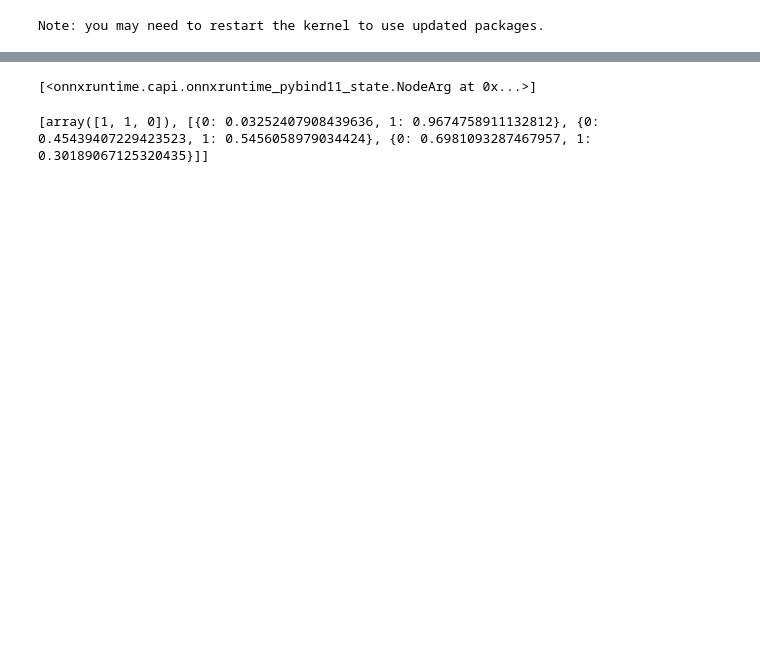
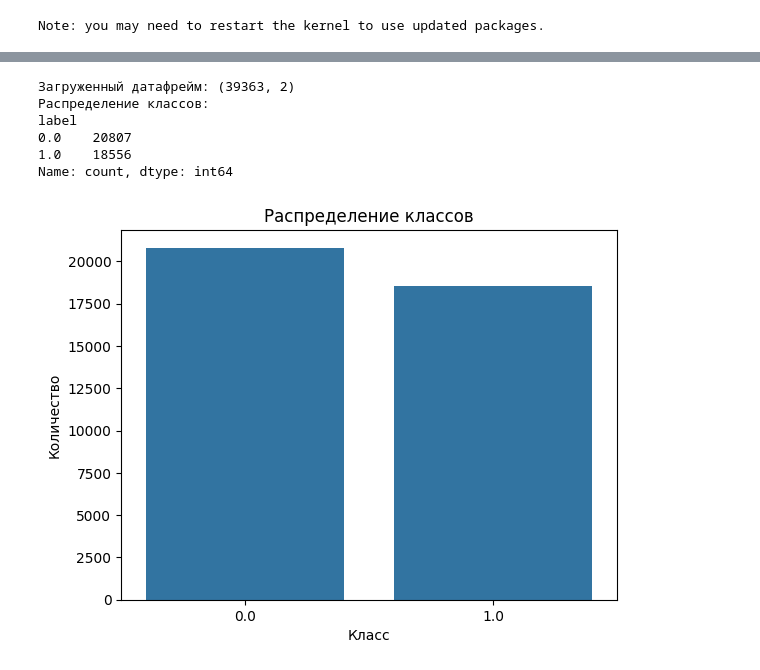
Before and after one commit to d-oley/AlfaCaseBot, a Jupyter notebook: ml/training_censor_model.ipynb, the cells around one changed output, grey strips where cells are left out. Saved outputs shown, nothing was run; the diff lists cells and outputs as text; code cells hidden in the pictures; blank space fills up the shorter version.

Commit message:
Изменена модель цензуры. App.py адаптирован полд новую модель

```diff
--- a/ml/training_censor_model.ipynb
+++ b/ml/training_censor_model.ipynb
@@ -369,33 +4,0 @@ Note: you may need to restart the kernel to use updated packages.
-# %%
-import joblib
-from sklearn.pipeline import Pipeline
-from skl2onnx import convert_sklearn
-from skl2onnx.common.data_types import StringTensorType
-import subprocess
-
-best_baseline = joblib.load("artifacts/baseline.joblib")
-vectorizer = best_baseline["vectorizer"]
-model = best_baseline["model"]
-
-# Собираем пайплайн
-pipeline = Pipeline([
-    ("tfidf", vectorizer),
-    ("classifier", model)
-])
-
-initial_type = [('text_input', StringTensorType([None, 1]))]
-
-# Попробуем onnxmltools - он лучше поддерживает sklearn
-import onnxmltools
-
-
-
-onnx_model = onnxmltools.convert_sklearn(
-    pipeline,
-    initial_types=[('text_input', StringTensorType([None, 1]))]
-)
-
-with open("artifacts/toxic_classifier_word.onnx", "wb") as f:
-    f.write(onnx_model.SerializeToString())
-
-print("ONNX модель успешно экспортирована (onnxmltools)")
@@ -423,18 +4,0 @@ print(session.get_outputs())
-# %%
-session.get_inputs()
-# %% [output]
-[<onnxruntime.capi.onnxruntime_pybind11_state.NodeArg at 0x...>]
-# %%
-texts = np.array([
-    ["Ты чмо тупое убейся"],
-    ["Какой прекрасный день!"],
-    ["Я не знаю, что сказать..."]
-])
-outputs = session.run(
-    None,
-    {"text_input": texts}
-)
-
-print(outputs)
-# %% [output]
-[array([1, 1, 0]), [{0: 0.03252407908439636, 1: 0.9674758911132812}, {0: 0.45439407229423523, 1: 0.5456058979034424}, {0: 0.6981093287467957, 1: 0.30189067125320435}]]
@@ -440,0 +11,3 @@ print(outputs)
+# %%
+data_path = "data/combined_data_corrected.csv"
+df = pd.read_csv(data_path, usecols=["text", "label"])
@@ -440,0 +17,17 @@ print(outputs)
+# %%
+print(f"Загруженный датафрейм: {df.shape}")
+print(f"Распределение классов:")
+print(df["label"].value_counts())
+sns.countplot(x="label", data=df)
+plt.title("Распределение классов")
+plt.xlabel("Класс")
+plt.ylabel("Количество")
+plt.show()
+# %% [output]
+Загруженный датафрейм: (39363, 2)
+Распределение классов:
+label
+0.0    20807
+1.0    18556
+Name: count, dtype: int64
+[figure, added]
```
Also changed, not shown: parts of 53 cells of this notebook, 5 other files.
